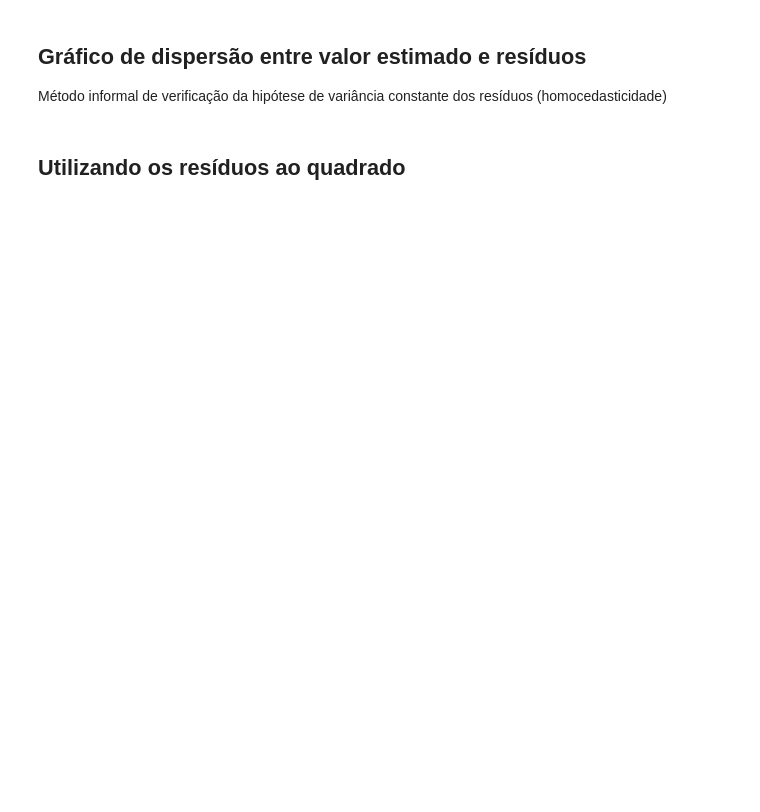
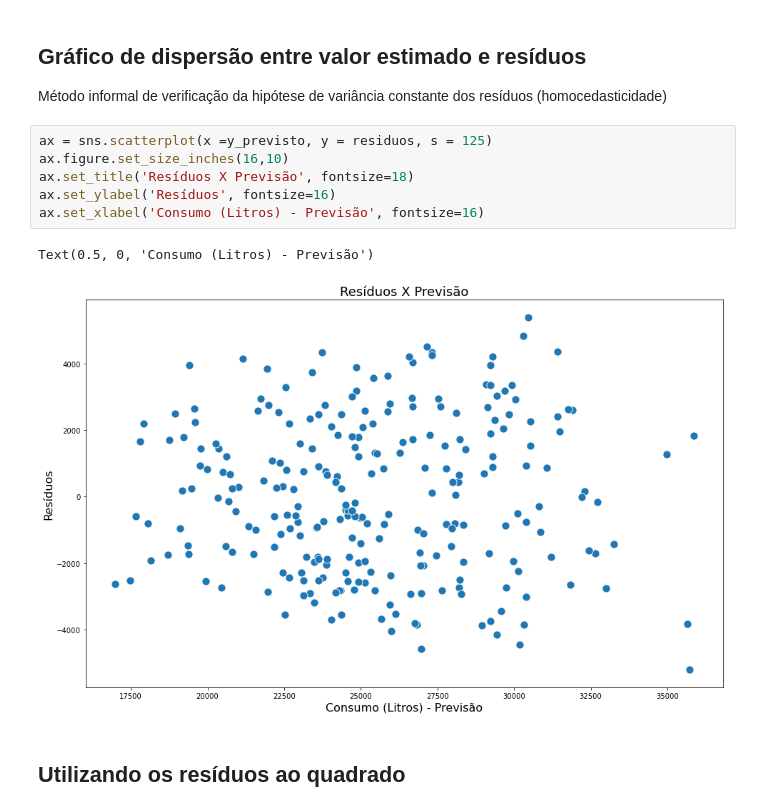
Before and after one commit to Marcus-Bernard0/data_science_alura, a Jupyter notebook: 8 - Regressão linear testando relações e prevendo resultados/Projeto/Regressão Linear.ipynb, the cells around one changed output. Cells and saved outputs as stored; diff of their text form; blank space fills up the shorter version.

```diff
--- a/8 - Regressão linear testando relações e prevendo resultados/Projeto/Regressão Linear.ipynb
+++ b/8 - Regressão linear testando relações e prevendo resultados/Projeto/Regressão Linear.ipynb
@@ -520,6 +533,15 @@ https://seaborn.pydata.org/generated/seaborn.scatterplot.html
 ## Gráfico de dispersão entre valor estimado e resíduos
 
 Método informal de verificação da hipótese de variância constante dos resíduos (homocedasticidade)
+# %%
+ax = sns.scatterplot(x =y_previsto, y = residuos, s = 125)
+ax.figure.set_size_inches(16,10)
+ax.set_title('Resíduos X Previsão', fontsize=18)
+ax.set_ylabel('Resíduos', fontsize=16)
+ax.set_xlabel('Consumo (Litros) - Previsão', fontsize=16)
+# %% [output]
+Text(0.5, 0, 'Consumo (Litros) - Previsão')
+[figure, added]
 # %% [markdown]
 ## Utilizando os resíduos ao quadrado
 # %% [markdown]
```
Also changed, not shown: parts of 6 cells of this notebook.
